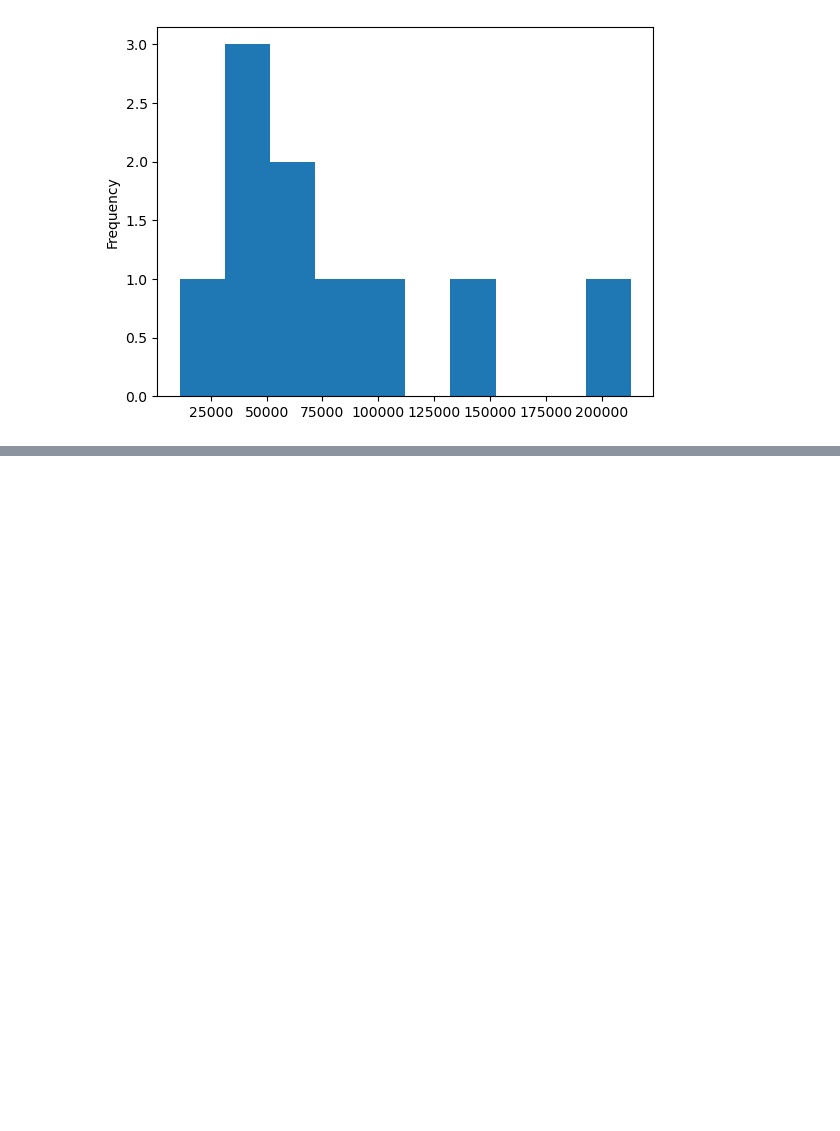
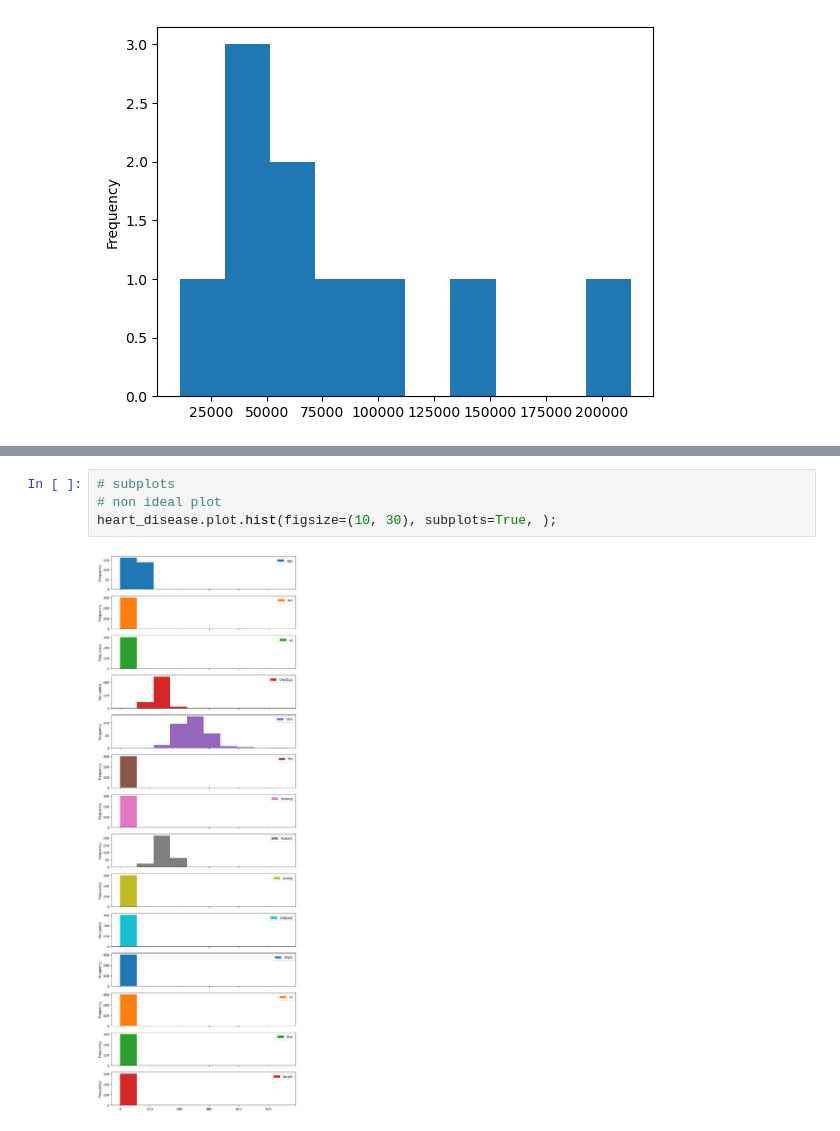
Before and after one commit to happsie/ml-course, a Jupyter notebook: matplotlib/introduction-to-matplotlib.ipynb, the cells around one changed output, grey strips where cells are left out. Saved outputs shown, nothing was run; the diff lists cells and outputs as text; blank space fills up the shorter version.

```diff
--- a/matplotlib/introduction-to-matplotlib.ipynb
+++ b/matplotlib/introduction-to-matplotlib.ipynb
@@ -347,0 +374,6 @@ car_sales["Odometer (KM)"].plot(kind="hist", bins=10);
+# %%
+# subplots
+# non ideal plot
+heart_disease.plot.hist(figsize=(10, 30), subplots=True, );
+# %% [output]
+[figure, added]
```
Also changed, not shown: parts of 32 cells of this notebook, 4 other files.
